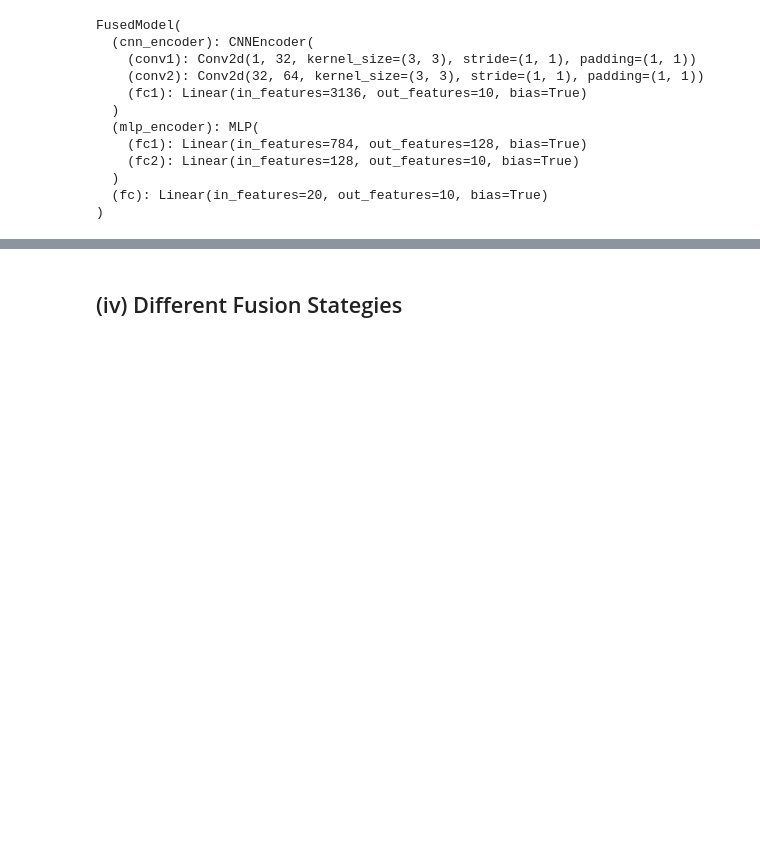
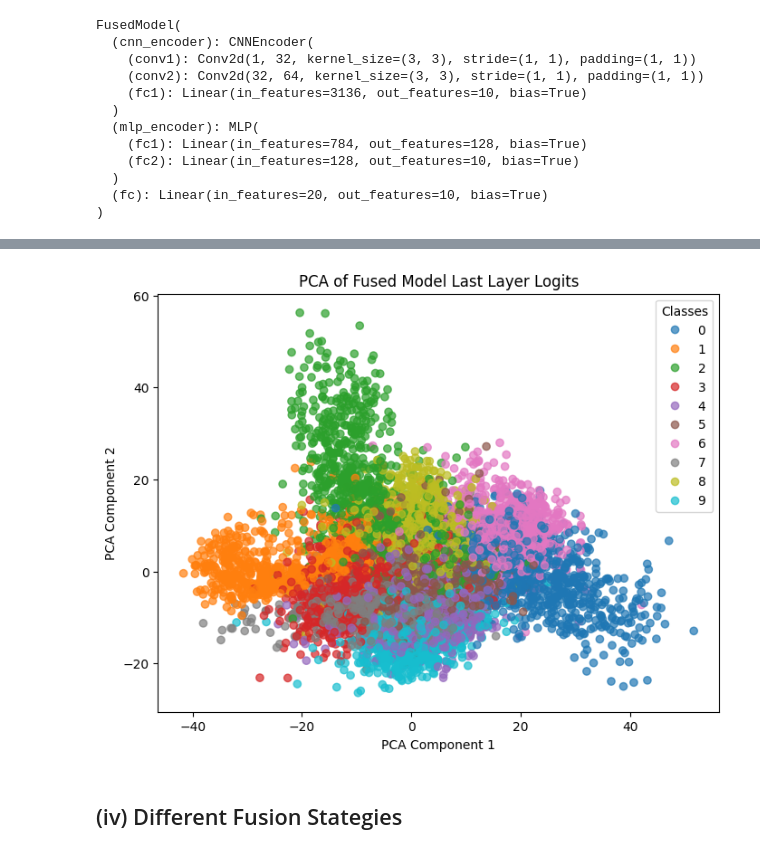
Before and after one commit to hzavadil98/NORA_MML, a Jupyter notebook: Nora_Fusion_clean.ipynb, the cells around one changed output, grey strips where cells are left out. Saved outputs shown, nothing was run; the diff lists cells and outputs as text; code cells hidden in the pictures; blank space fills up the shorter version.

```diff
--- a/Nora_Fusion_clean.ipynb
+++ b/Nora_Fusion_clean.ipynb
@@ -162,7 +183,7 @@ class MLP(nn.Module):
 
     def forward(self, x: torch.Tensor) -> torch.Tensor:
         x = F.relu(self.fc1(x[1].view(x[1].size(0), -1))) #Flatten all dimensions except batch_size
-        x = F.relu(self.fc2(x))
+        x = self.fc2(x)
         return x
 
     def inner_features(self, x: torch.Tensor) -> torch.Tensor:
@@ -417,3 +443,38 @@ Fusion Encoder test loss 0.13777706570625306, accuracy 0.9615
+# %%
+from sklearn.decomposition import PCA
+
+# Get the last layer logits from the fused model and plot PCA colored by classes
+import matplotlib.pyplot as plt
+
+fused_nn.eval()
+logits_list = []
+labels_list = []
+
+with torch.no_grad():
+    for images, labels in test_loader:
+        upper_half, lower_half = prepare_data(images)
+        upper_half = upper_half.to(device)
+        lower_half = lower_half.to(device)
+        logits = fused_nn((upper_half, lower_half))
+        logits_list.append(logits.cpu())
+        labels_list.append(labels.cpu())
+
+logits_all = torch.cat(logits_list, dim=0).numpy()
+labels_all = torch.cat(labels_list, dim=0).numpy()
+
+# PCA
+pca = PCA(n_components=2)
+logits_pca = pca.fit_transform(logits_all)
+
+plt.figure(figsize=(8, 6))
+scatter = plt.scatter(logits_pca[:, 0], logits_pca[:, 1], c=labels_all, cmap='tab10', alpha=0.7)
+plt.legend(*scatter.legend_elements(), title="Classes")
+plt.title("PCA of Fused Model Last Layer Logits")
+plt.xlabel("PCA Component 1")
+plt.ylabel("PCA Component 2")
+plt.show()
+# %% [output]
+[figure, added]
 # %% [markdown]
 ## (iv) Different Fusion Stategies
 # %%
```
Also changed, not shown: parts of 17 cells of this notebook, 2 other files.
